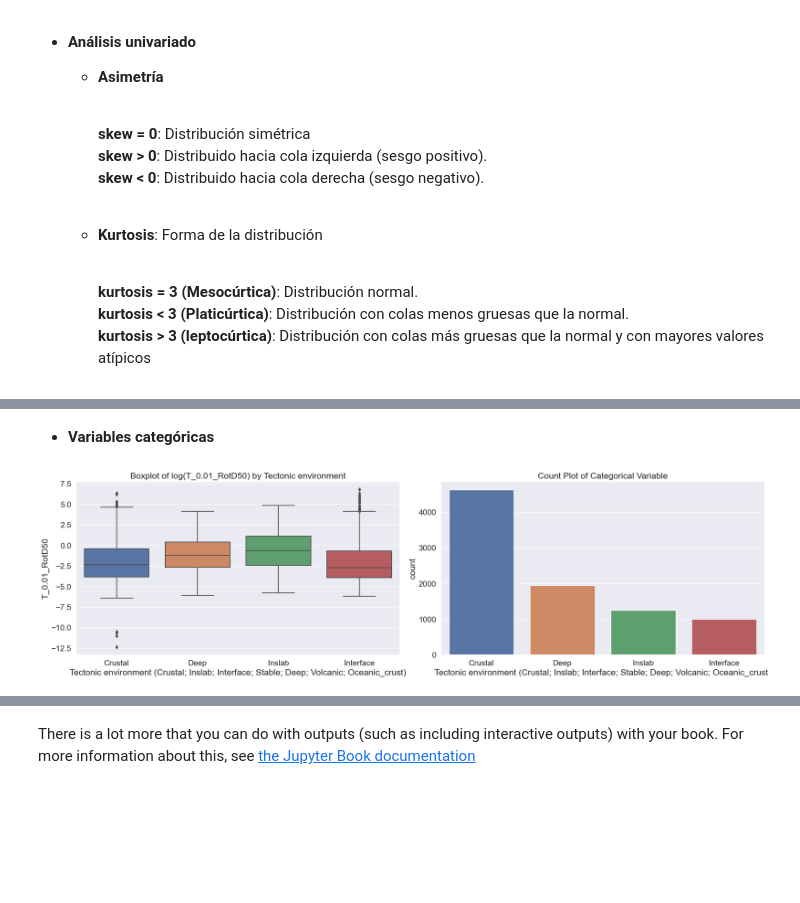
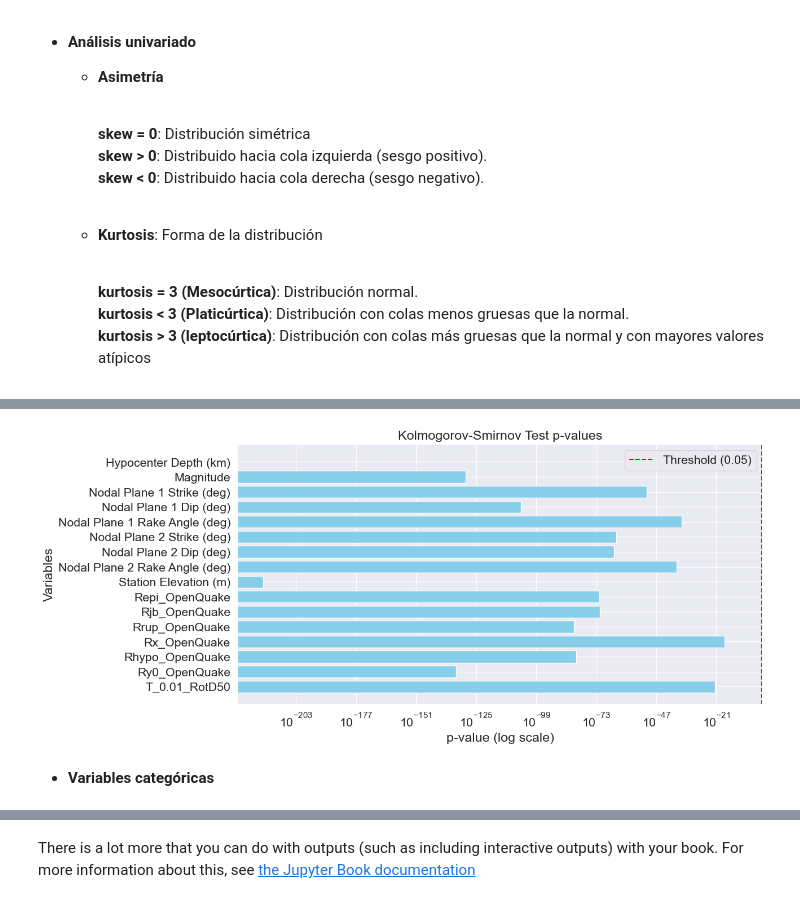
Before and after one commit to eliasibpajaro/JBookProjectML2025, a Jupyter notebook: _sources/eda.ipynb, the cells around one changed output, grey strips where cells are left out. Drawn from its saved outputs; the diff is of its cells as text; code cells hidden in the pictures; blank space fills up the shorter version.

```diff
--- a/_sources/eda.ipynb
+++ b/_sources/eda.ipynb
@@ -229,6 +323,7 @@ Donde $\text{Sa}_{\text{RotD50}}$ es la aceleración espectral
 # %%
 sns.set(font_scale=1.4)
 num_cols = df_copy.select_dtypes(include=np.number).columns.tolist()
+num_cols.remove("Fault Plane (1; 2; X)")
 for col in num_cols:
     print('Column: ', col)
     print('Skew:', round(df_copy[col].skew(), 2))
@@ -268,12 +406,27 @@ Kurtosis:  -0.95
+# %%
+import matplotlib.pyplot as plt
+import numpy as np
+
+def plot_p_values(names, p_values):
+
+    plt.figure(figsize=(12, 6))
+    plt.barh(names, p_values, color='skyblue')
+    plt.axvline(x=0.05, color='red', linestyle='--', label='Threshold (0.05)')
+
+    plt.xlabel('p-value (log scale)')
+    plt.ylabel('Variables')
+    plt.title('Kolmogorov-Smirnov Test p-values')
+
+    plt.xscale('log')  # escala log
+    plt.xlim([min(p_values) * 0.1, 0.1])  # limites
+
+    plt.gca().invert_yaxis()
+    plt.legend()
+    plt.show()
+
+
+plot_p_values(nombres, pvalores)
+# %% [output]
+[figure, added]
 # %% [markdown]
 - **Variables categóricas**
-# %%
-fig, axes = plt.subplots(1, 2, figsize=(20, 6))
-sns.boxplot(x=df_copy["Tectonic environment (Crustal; Inslab; Interface; Stable; Deep; Volcanic; Oceanic_crust)"], y=df_copy["T_0.01_RotD50"], ax=axes[0])
-axes[0].set_title("Boxplot of log(T_0.01_RotD50) by Tectonic environment")
-sns.countplot(x=df_copy["Tectonic environment (Crustal; Inslab; Interface; Stable; Deep; Volcanic; Oceanic_crust)"], ax=axes[1])
-axes[1].set_title("Count Plot of Categorical Variable")
-plt.tight_layout()
-plt.show()
-# %% [output]
-[figure, removed]
```
Also changed, not shown: parts of 26 cells of this notebook, 13 other files.
